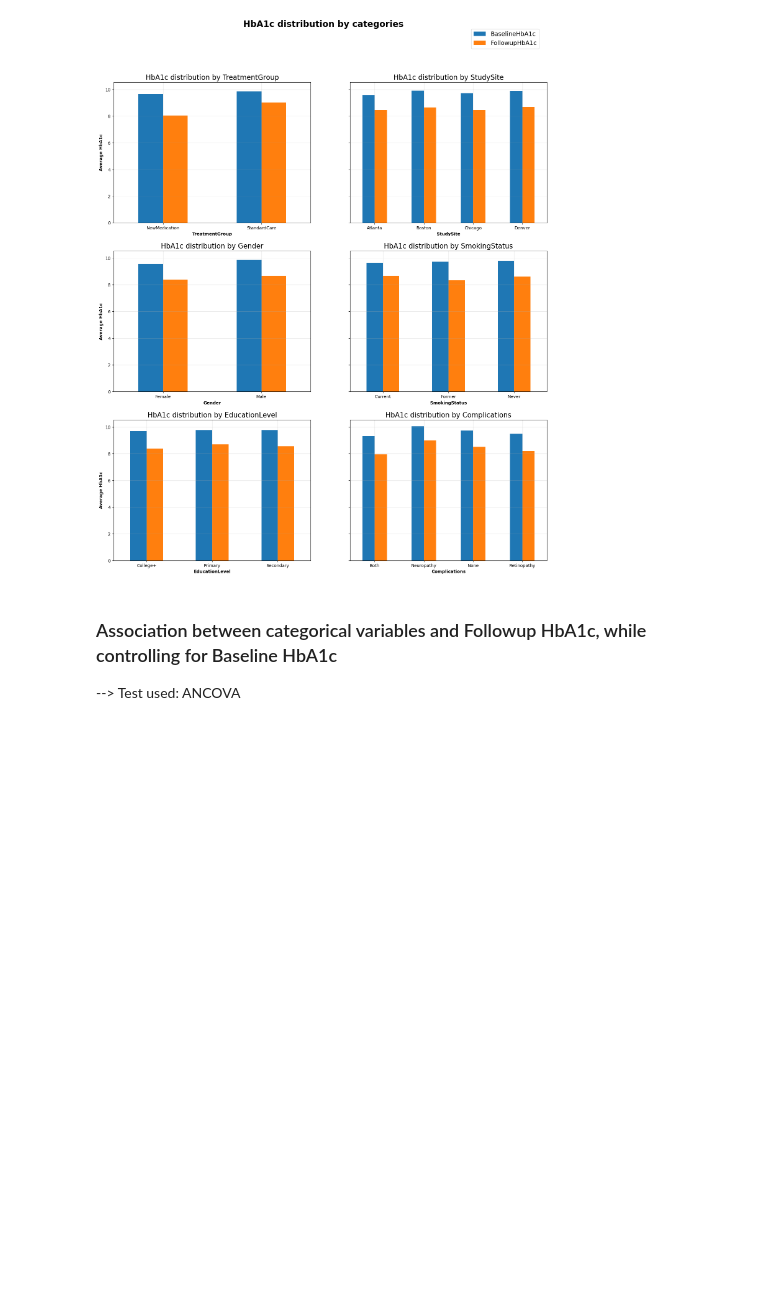
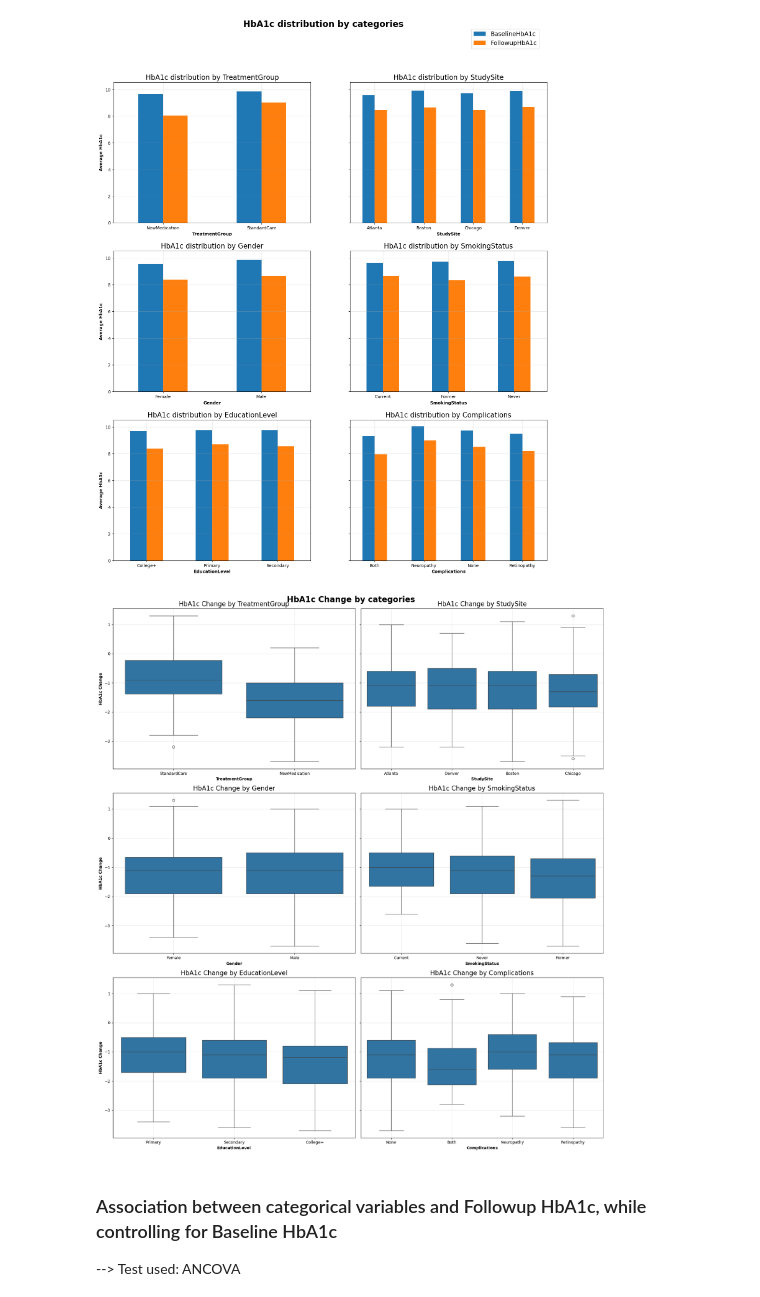
Before and after one commit to shivambhatnagar66/Statistical_Analytical_Plan, a Jupyter notebook: Target_Analysis.ipynb, the cells around one changed output. Saved outputs shown, nothing was run; the diff lists cells and outputs as text; code cells hidden in the pictures; blank space fills up the shorter version.

```diff
--- a/Target_Analysis.ipynb
+++ b/Target_Analysis.ipynb
@@ -56,6 +56,23 @@ plt.tight_layout()
 plt.show()
 # %% [output]
 [figure]
+# %%
+fig, axes = plt.subplots(3,2, figsize = (18,20), sharey=True)
+plt.suptitle('HbA1c Change by categories', fontsize = 20, fontweight='bold')
+for i, var in enumerate(cat_vars):
+    sns.boxplot(data=df, x=var, y='HbA1cChange', ax=axes[i//2, i%2])
+    axes[i//2, i%2].set_title(f'HbA1c Change by {var}', fontsize=16)
+    axes[i//2, i%2].set_xlabel(f'{var}', fontweight='bold')
+    axes[i//2, i%2].set_ylabel('HbA1c Change', fontweight='bold')
+    axes[i//2, i%2].tick_params(axis='x',rotation=0)
+    axes[i//2, i%2].grid(True, alpha=0.3)
+plt.tight_layout()
+plt.show()
+#df['Complications'].value_counts().index.to_list()
+#sns.boxplot(data=df, x='SmokingStatus', y='HbA1cChange')
+#plt.show()
+# %% [output]
+[figure, added]
 # %% [markdown]
 <h3> Association between categorical variables and Followup HbA1c, while controlling for Baseline HbA1c</h3>
 <tab>--> Test used: ANCOVA
```
